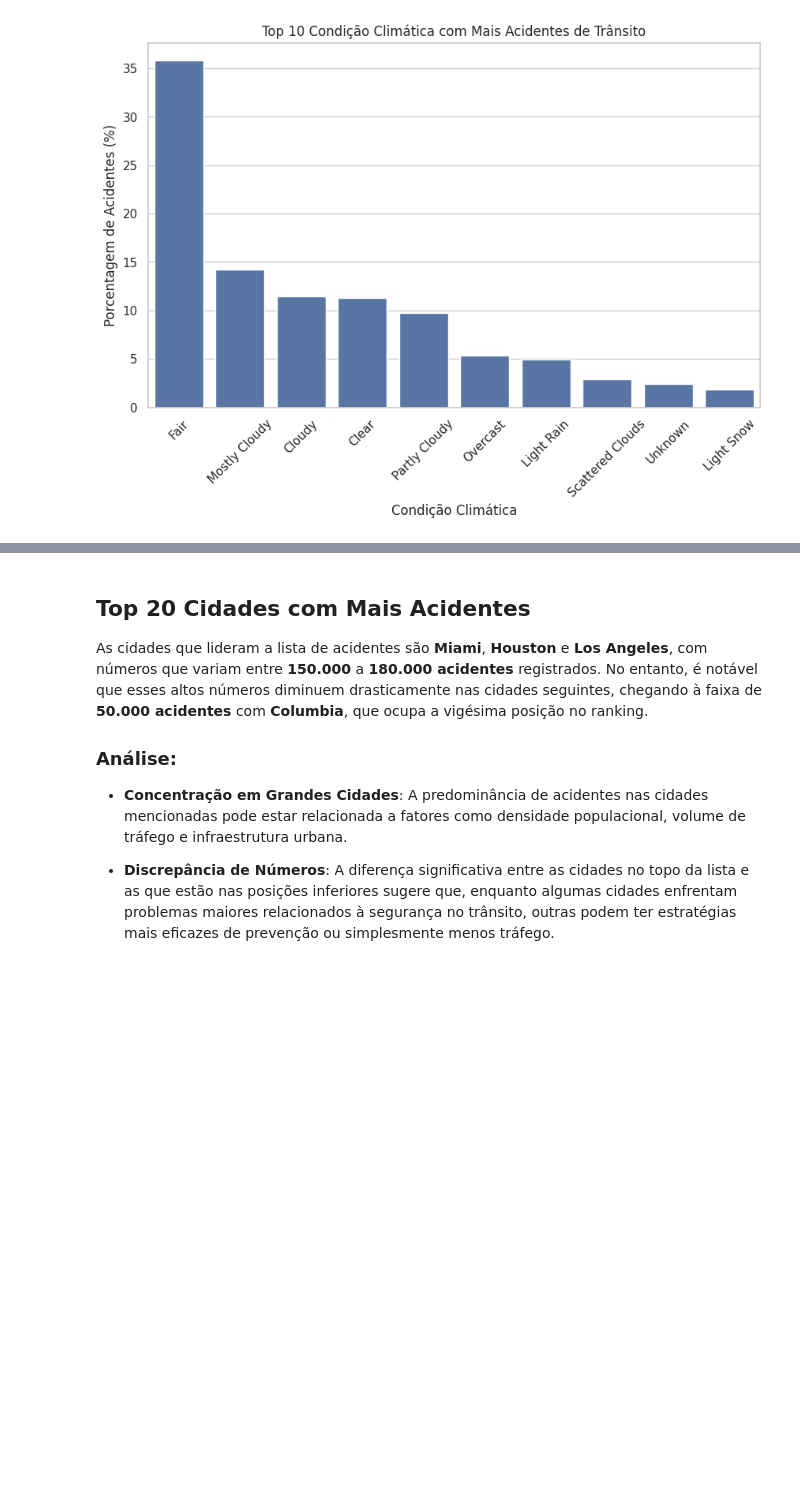
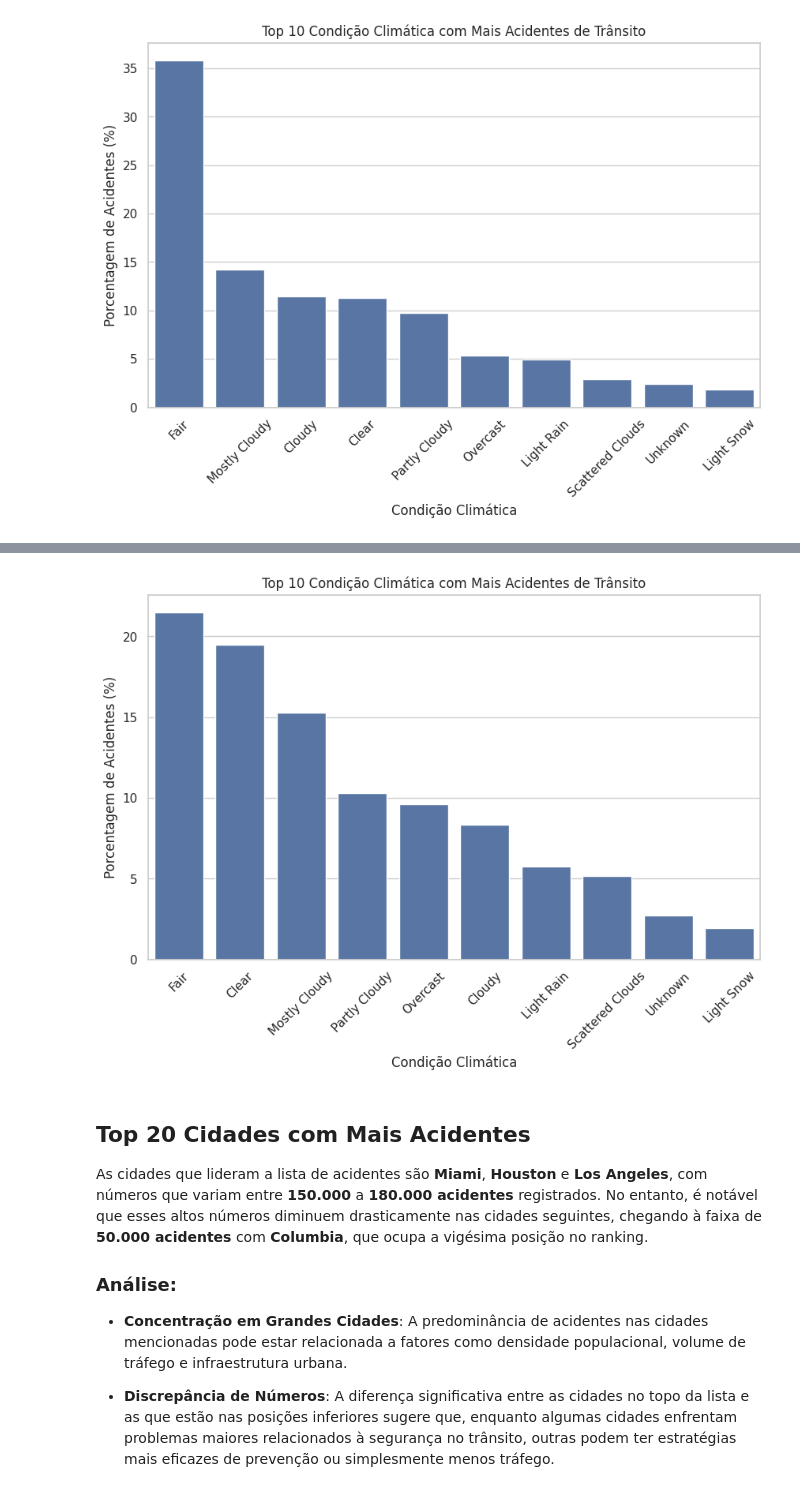
Before and after one commit to joaoangnes/us-accident-analysis, a Jupyter notebook: us_accident_analysis.ipynb, the cells around one changed output, grey strips where cells are left out. Drawn from its saved outputs; the diff is of its cells as text; code cells hidden in the pictures; blank space fills up the shorter version.

Commit message:
add: adding new graph

```diff
--- a/us_accident_analysis.ipynb
+++ b/us_accident_analysis.ipynb
@@ -863,3 +843,24 @@ plt.show()
+# %%
+df_parquet_pandas_most_severe = df_parquet_pandas[df_parquet_pandas['Severity'] >= 3]
+top_10_weather_condition_count = df_parquet_pandas_most_severe['Weather_Condition'].value_counts().nlargest(10)
+
+top_10_weather_condition_percentage = (top_10_weather_condition_count / top_10_weather_condition_count.sum()) * 100
+top_10_weather_condition_percentage = top_10_weather_condition_percentage.sort_values(ascending=False)
+
+top_10_weather_condition_percentage
+
+top_10_weather_condition_df = top_10_weather_condition_percentage.reset_index()
+top_10_weather_condition_df.columns = ['Weather_Condition', 'Percentage Number of Accidents']
+
+plt.figure(figsize=(10,6))
+sb.barplot(data=top_10_weather_condition_df, x='Weather_Condition', y='Percentage Number of Accidents')
+plt.title('Top 10 Condição Climática com Mais Acidentes de Trânsito')
+plt.xlabel('Condição Climática')
+plt.ylabel('Porcentagem de Acidentes (%)')
+plt.xticks(rotation=45)  # Rotaciona os rótulos das temperaturas se necessário
+plt.show()
+# %% [output]
+[figure, added]
 # %% [markdown]
 ## Top 20 Cidades com Mais Acidentes
 
```
Also changed, not shown: parts of 15 cells of this notebook.
